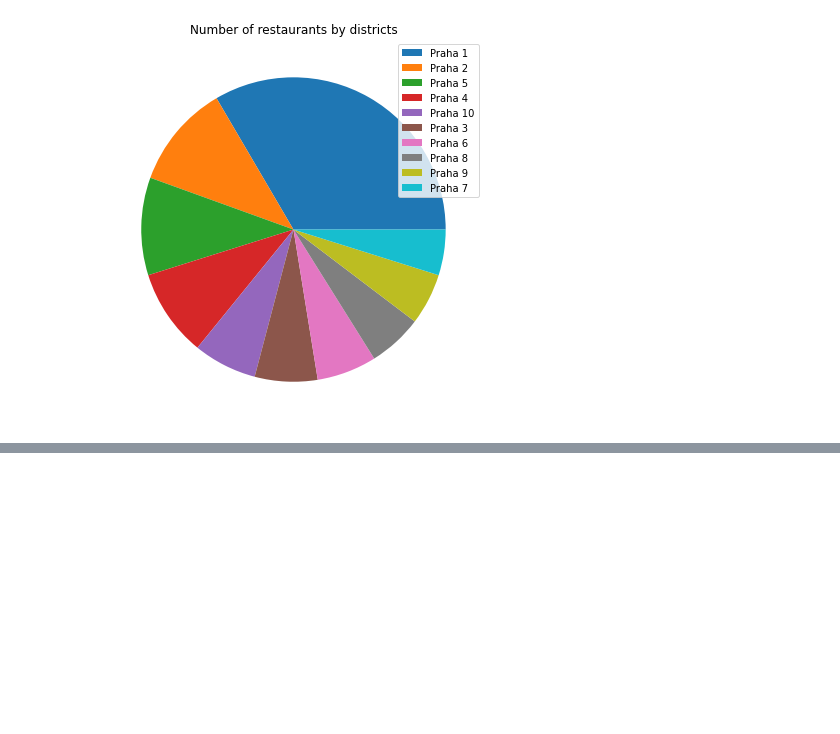
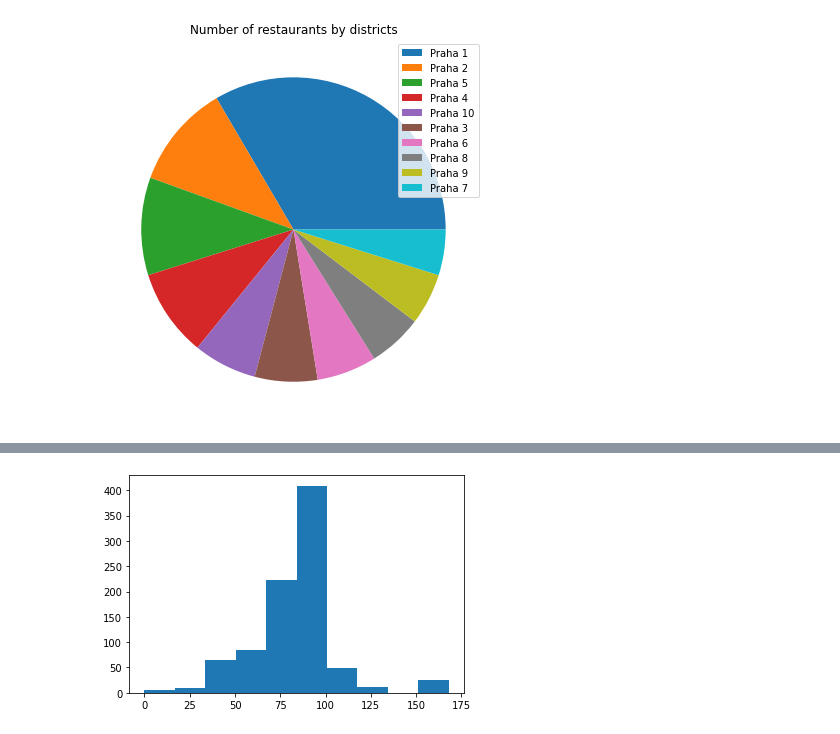
Before and after one commit to Matyas-Mattanelli/Webscraper-Zlate-Stranky, a Jupyter notebook: data_inspection_zlatestranky.ipynb, the cells around one changed output, grey strips where cells are left out. Saved outputs shown, nothing was run; the diff lists cells and outputs as text; code cells hidden in the pictures; blank space fills up the shorter version.

```diff
--- a/data_inspection_zlatestranky.ipynb
+++ b/data_inspection_zlatestranky.ipynb
@@ -100,3 +102,22 @@ title=plt.title('Number of restaurants by districts')
 legend=plt.legend()
 # %% [output]
 [figure]
+# %%
+#Summing the spans
+list_of_sums_of_spans=[]
+for i in range(len(df)):
+    dict=df.opening_hours_span[i]
+    if pd.isna(dict):
+        value=np.NaN
+    else:
+        value=sum(filter(None,list(eval(dict).values()))) #to_csv converts it to a string => need eval to convert it to a dict, then we make a list from the dicts values, filter out the None values and sum it
+        sum(filter(None,list(eval(dict).values())))
+    list_of_sums_of_spans.append(value)
+# %%
+array_of_sums_of_spans=np.array(list_of_sums_of_spans)
+print(str(np.sum(array_of_sums_of_spans==max(array_of_sums_of_spans)))+' '+'nonstop restaurants in Prague')
+print(str(np.around(np.mean(array_of_sums_of_spans,where=[not i for i in np.isnan(array_of_sums_of_spans)]),2))+' '+'is the mean number of opening hours in a week')
+print(str(np.around(np.median(array_of_sums_of_spans[[not i for i in np.isnan(array_of_sums_of_spans)]]),2))+' '+'is the median number of opening hours in a week')
+print('Opening hours available for '+str(sum([not i for i in pd.isna(df.opening_hours)]))+' restaurants')
+print('Opening hours span available for '+str(sum([not i for i in pd.isna(df.opening_hours_span)]))+' restaurants')
+print(f'Lowest opening span ({np.around(np.min(array_of_sums_of_spans[([not i for i in np.isnan(array_of_sums_of_spans)]) & (array_of_sums_of_spans!=0)]),2)}): {df.name}')
@@ -102,0 +151,4 @@ legend=plt.legend()
+# %%
+spans_hist=plt.hist(array_of_sums_of_spans)
+# %% [output]
+[figure, added]
```
Also changed, not shown: parts of 6 cells of this notebook.
